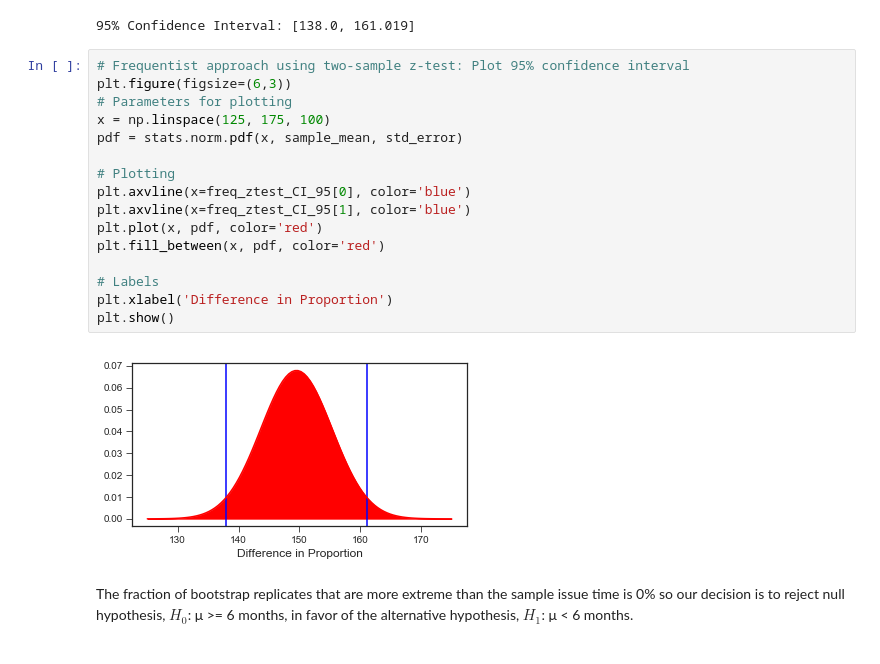
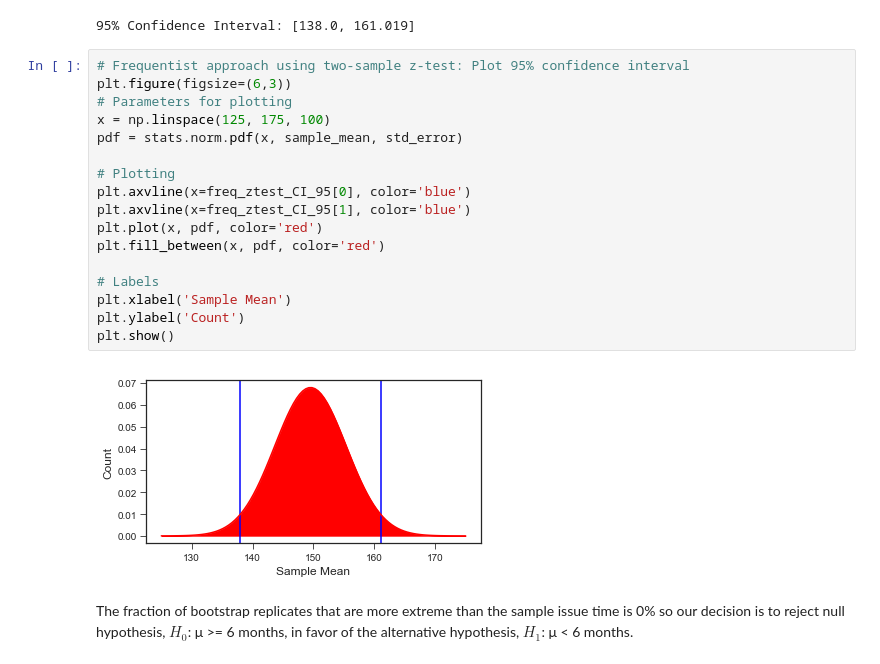
Before and after one commit to dtse91/Springboard, a Jupyter notebook: Capstone 1 Project/Capstone Project 1 Exploratory Data Analysis (EDA).ipynb, the cells around one changed output. Saved outputs shown, nothing was run; the diff lists cells and outputs as text.

```diff
--- a/Capstone 1 Project/Capstone Project 1 Exploratory Data Analysis (EDA).ipynb
+++ b/Capstone 1 Project/Capstone Project 1 Exploratory Data Analysis (EDA).ipynb
@@ -233,21 +233,22 @@ print('95% Confidence Interval: ' + str(freq_ztest_CI_95))
 # %%
 # Frequentist approach using two-sample z-test: Plot 95% confidence interval
 plt.figure(figsize=(6,3))
 # Parameters for plotting
 x = np.linspace(125, 175, 100)
 pdf = stats.norm.pdf(x, sample_mean, std_error)
 
 # Plotting
 plt.axvline(x=freq_ztest_CI_95[0], color='blue')
 plt.axvline(x=freq_ztest_CI_95[1], color='blue')
 plt.plot(x, pdf, color='red')
 plt.fill_between(x, pdf, color='red')
 
 # Labels
-plt.xlabel('Difference in Proportion')
+plt.xlabel('Sample Mean')
+plt.ylabel('Count')
 plt.show()
 # %% [output]
-[figure, old version]
+[figure, new version]
 # %% [markdown]
 The fraction of bootstrap replicates that are more extreme than the sample issue time is 0% so our decision is to reject null hypothesis, $H_0$: μ >= 6 months, in favor of the alternative hypothesis, $H_1$: μ < 6 months.
 # %%
```
